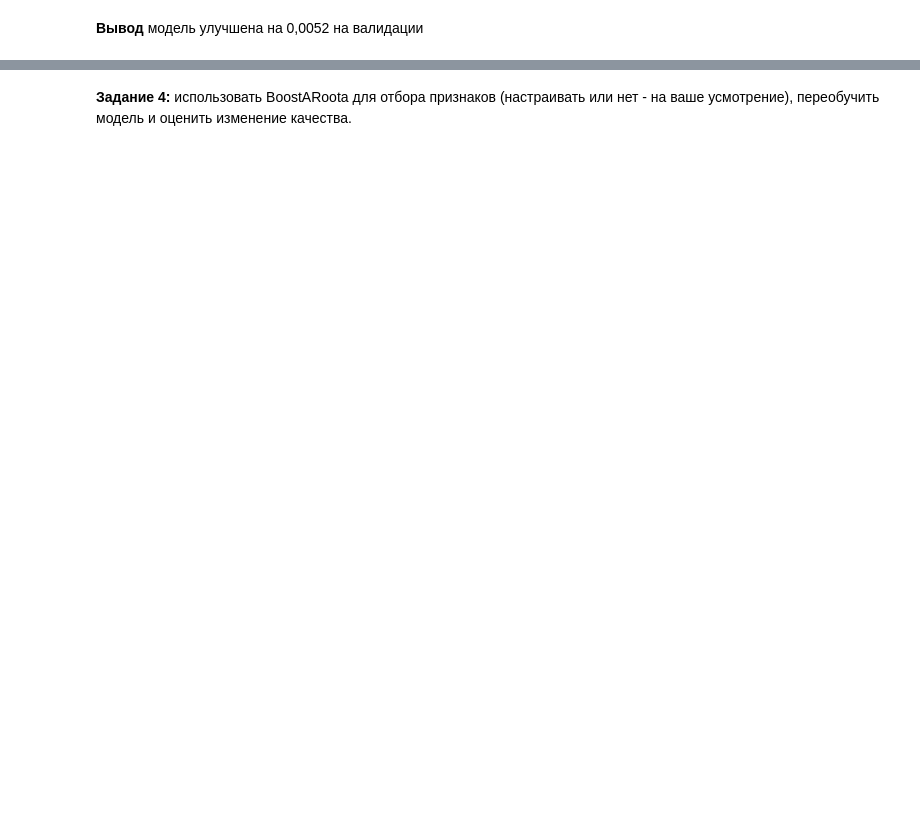
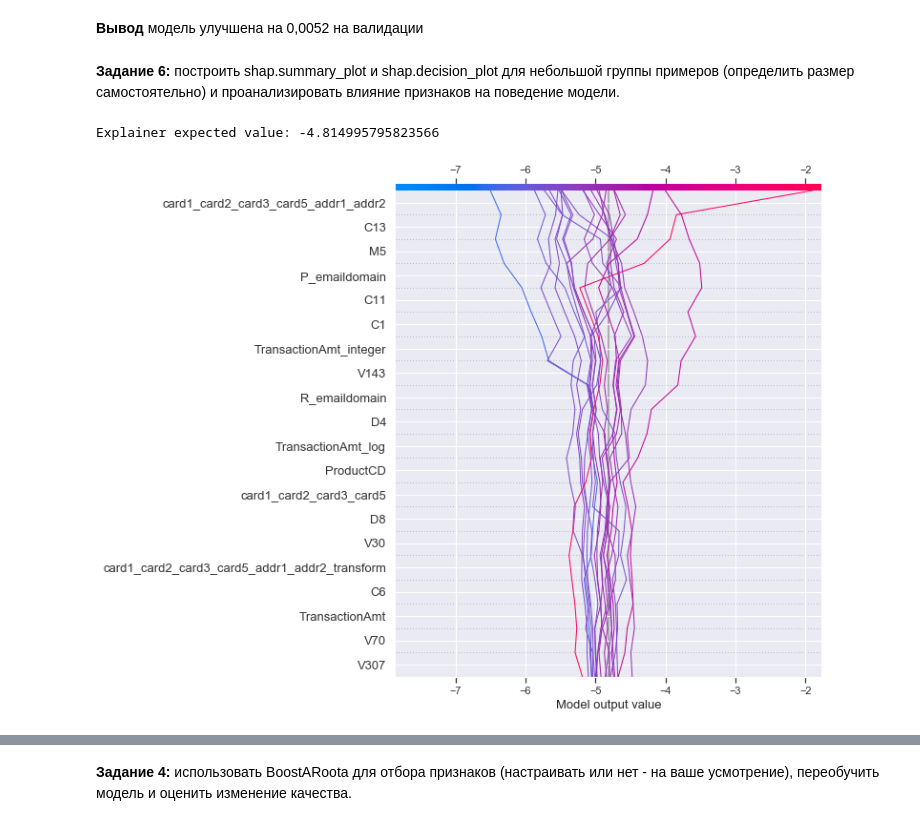
Before and after one commit to lyutovad/GU_DA_Kaggle, a Jupyter notebook: Homeworks/Homework6.ipynb, the cells around one changed output, grey strips where cells are left out. Cells and saved outputs as stored; diff of their text form; code cells hidden in the pictures; blank space fills up the shorter version.

```diff
--- a/Homeworks/Homework6.ipynb
+++ b/Homeworks/Homework6.ipynb
@@ -333,3 +333,26 @@ bestIteration = 980
 Shrink model to first 981 iterations.
 # %% [markdown]
 **Вывод** модель улучшена на 0,0052 на валидации
+# %% [markdown]
+**Задание 6:** построить shap.summary_plot и shap.decision_plot для небольшой группы примеров (определить размер самостоятельно) и проанализировать влияние признаков на поведение модели.
+# %%
+explainer = shap.TreeExplainer(model)
+shap_values = explainer.shap_values(x_valid, y_valid)
+# %%
+expected_value = explainer.expected_value
+if isinstance(expected_value, list):
+    expected_value = expected_value[1]
+print(f"Explainer expected value: {expected_value}")
+
+select = range(20)
+features = x_valid.iloc[select]
+features_display = x_valid.loc[features.index]
+shap_values = explainer.shap_values(features)
+# %% [output]
+Explainer expected value: -4.814995795823566
+# %%
+shap.decision_plot(
+    expected_value, shap_values, features_display.iloc[:20]
+)
+# %% [output]
+[figure, added]
```
Also changed, not shown: parts of 9 cells of this notebook.
